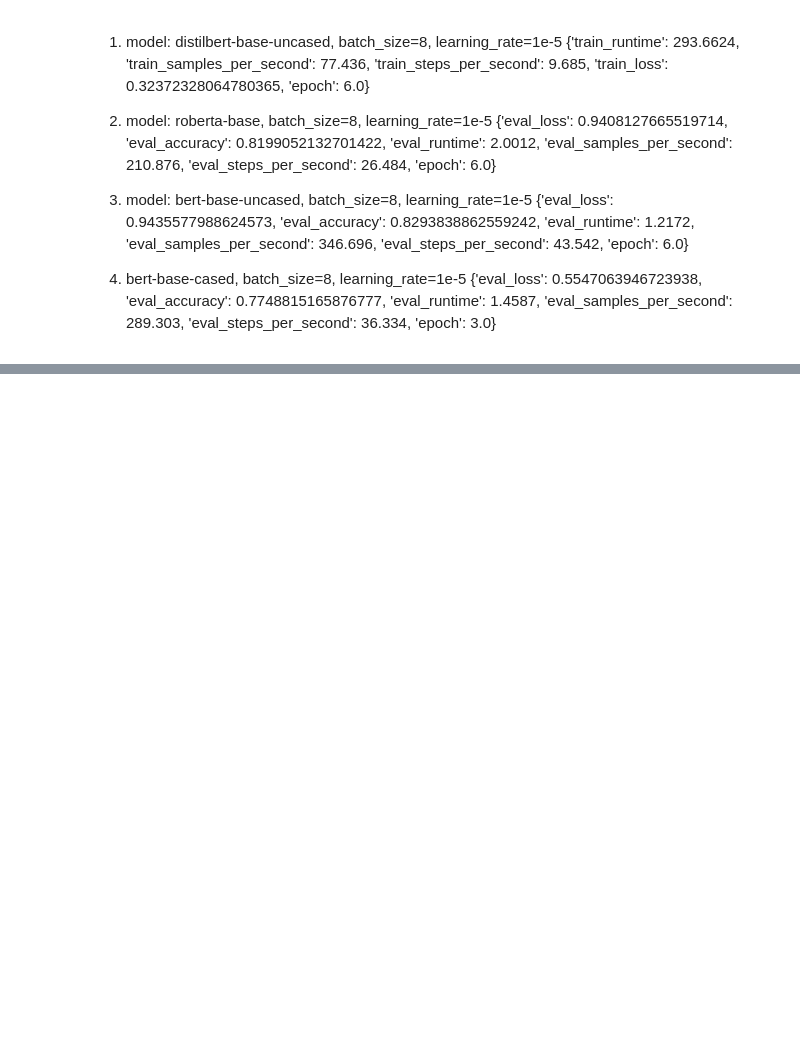
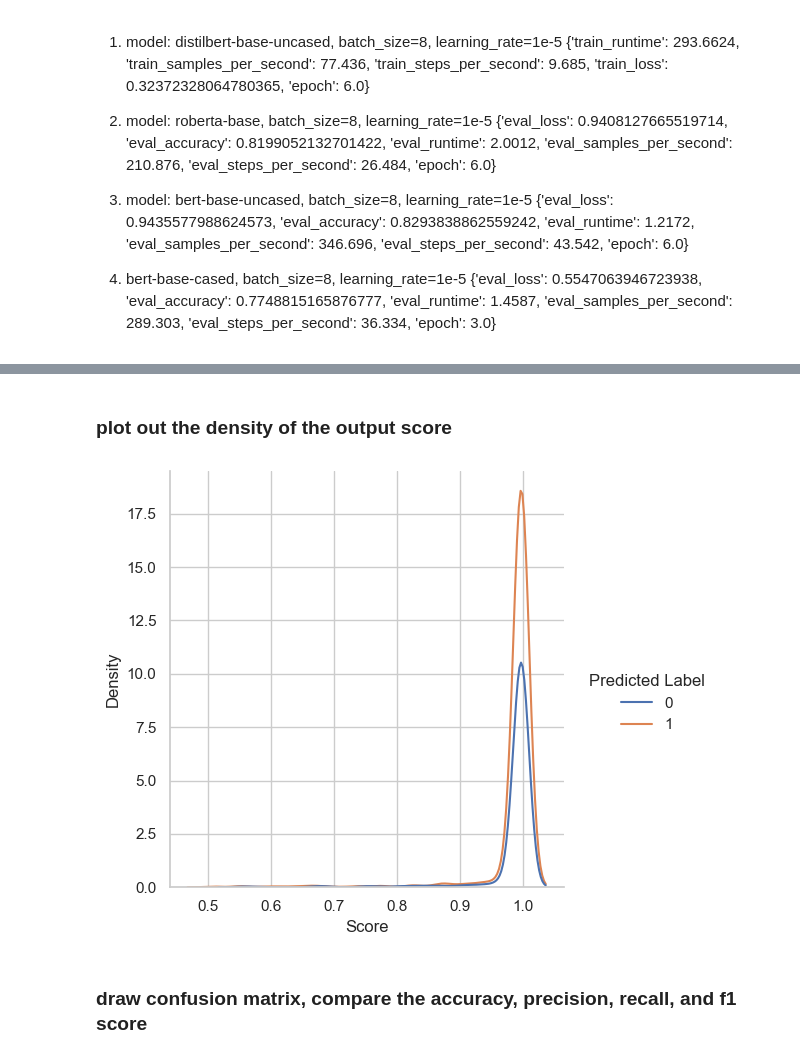
Before and after one commit to pangyyen/FinTech-ay2324-project2, a Jupyter notebook: main.ipynb, the cells around one changed output, grey strips where cells are left out. Saved outputs shown, nothing was run; the diff lists cells and outputs as text; code cells hidden in the pictures; blank space fills up the shorter version.

```diff
--- a/main.ipynb
+++ b/main.ipynb
@@ -308,0 +425,17 @@ Final accuracy: 0.8151658767772512
+# %%
+def predict_single_text_with_score(text, pipe):
+    '''Function to predict the sentiment of a single text and return score'''
+    model_output = pipe(text)
+    label = 1 if model_output[0]['label'] == "LABEL_1" else 0
+    return label, model_output[0]['score']
+
+def apply_sentiment_analysis_with_scores(df, pipe):
+    '''Apply sentiment analysis to the given dataframe using df.apply and include scores'''
+    # Extracting both label and score
+    results = df['Text'].apply(lambda x: predict_single_text_with_score(x, pipe))
+    df['Predicted Label'], df['Score'] = zip(*results)
+    return df
+
+sentiment_df_no_neutral = pd.read_csv('./processed_data/sentiment_df_no_neutral.csv', encoding='cp1252')
+# sentiment_df_no_neutral = apply_sentiment_analysis_with_scores(sentiment_df_no_neutral, pipe_load)
+sentiment_df_no_neutral
@@ -308,0 +458,18 @@ Final accuracy: 0.8151658767772512
+# %% [markdown]
+### plot out the density of the output score
+# %%
+def plot_label_frequencies_sns(df):
+    '''Plot the frequency of scores for each label using seaborn'''
+    # Plotting the distribution of scores for each label
+    # `kind='kde'` for density plots, `kind='hist'` for histograms
+    g = sns.displot(data=df, x='Score', hue='Predicted Label', kind='kde')
+
+    g.set_titles("Frequency of Scores by Label")
+    g.set_axis_labels("Score", "Density")
+    plt.show()
+
+plot_label_frequencies_sns(sentiment_df_no_neutral)
+# %% [output]
+[figure, added]
+# %% [markdown]
+### draw confusion matrix, compare the accuracy, precision, recall, and f1 score
```
Also changed, not shown: parts of 33 cells of this notebook.
